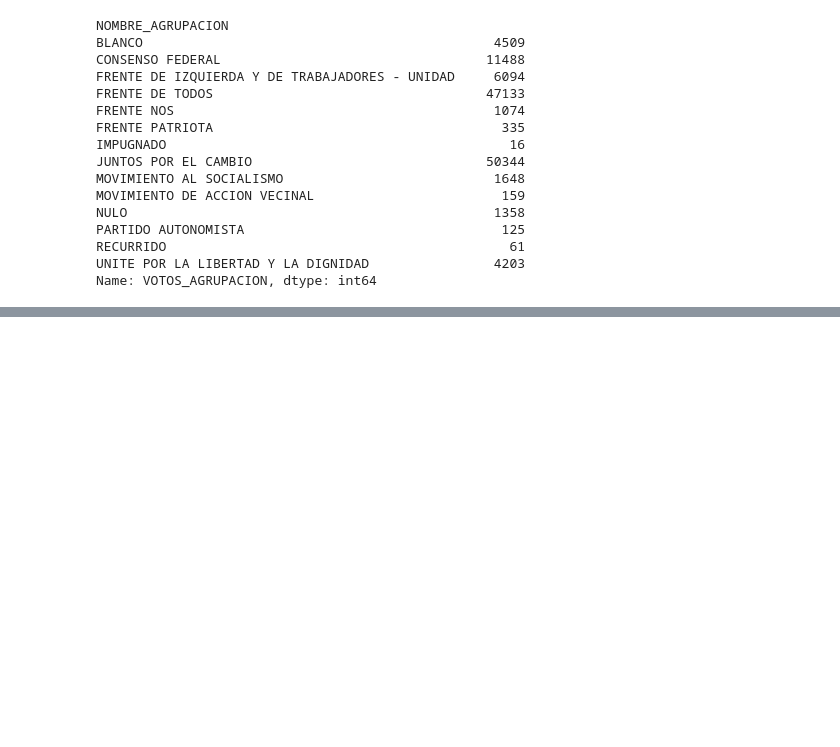
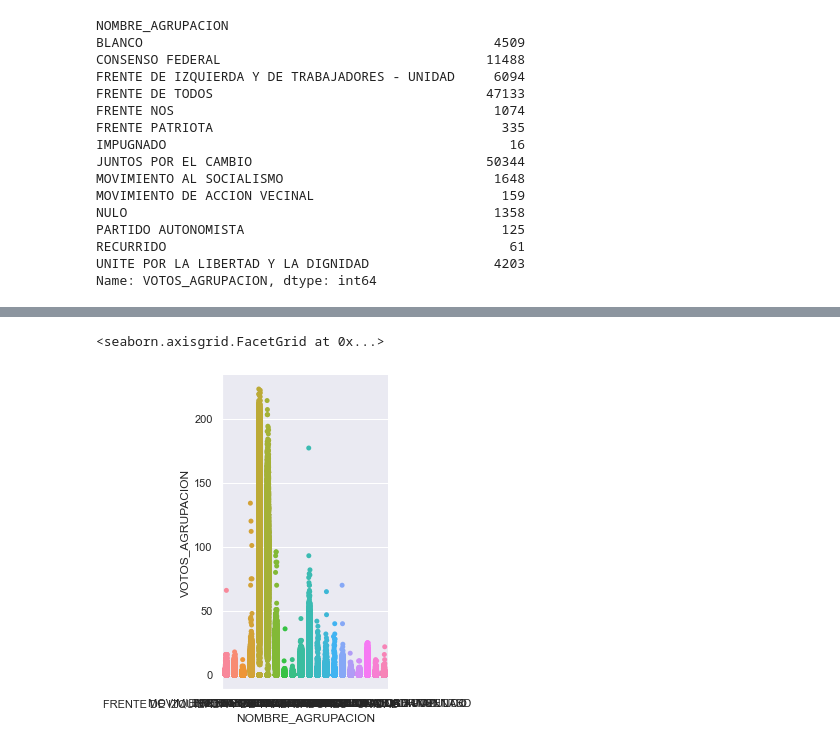
Before and after one commit to vickyfregonese/Trabajo-n2, a Jupyter notebook: TP2 D.ipynb, the cells around one changed output, grey strips where cells are left out. Drawn from its saved outputs; the diff is of its cells as text; code cells hidden in the pictures; blank space fills up the shorter version.

```diff
--- a/TP2 D.ipynb
+++ b/TP2 D.ipynb
@@ -466,0 +492,10 @@ Name: VOTOS_AGRUPACION, dtype: int64
+# %%
+base_limpia
+
+sns.set(style="darkgrid")
+
+sns.catplot(x="NOMBRE_AGRUPACION",y="VOTOS_AGRUPACION",data=base_limpia)
+#con la base limpia no me daba error, con vot1 me aparecia error con "nombre_agrupacion" sera porque es solo para numeros y no datos categoricos?
+# %% [output]
+<seaborn.axisgrid.FacetGrid at 0x...>
+[figure, added]
```
Also changed, not shown: parts of 5 cells of this notebook.
